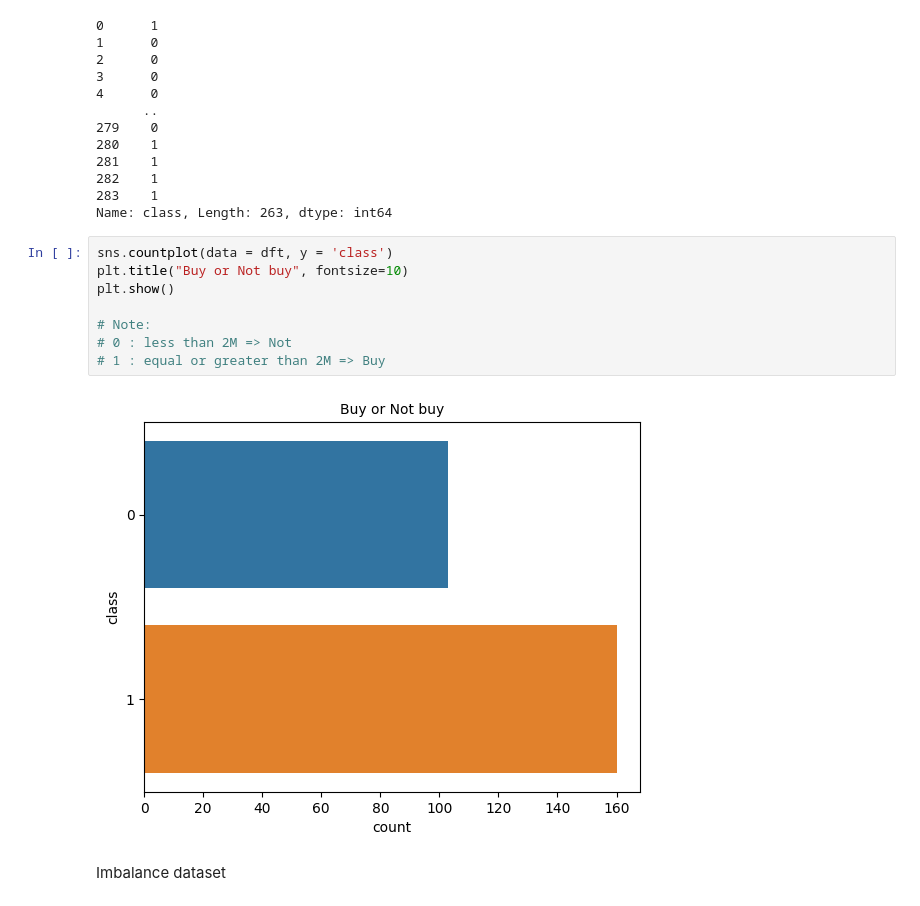
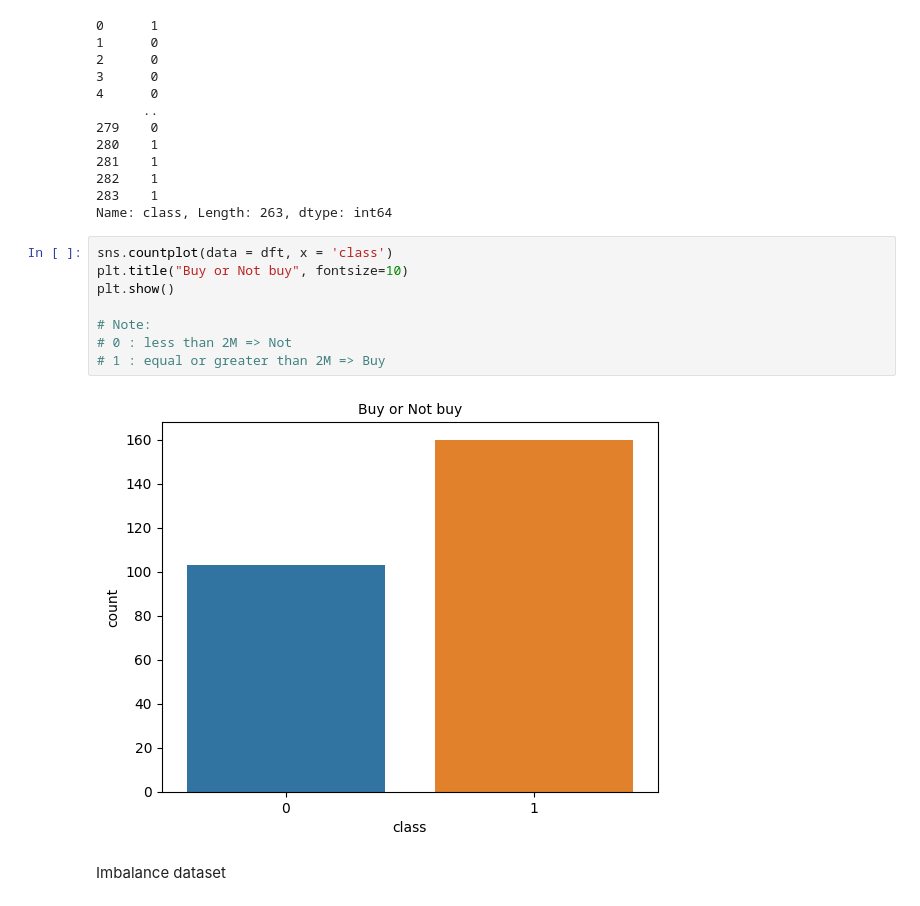
Before and after one commit to supakorn5039-boon/GoLang, a Jupyter notebook: Midterm ML/Condo-bool-KNN.ipynb, the cells around one changed output. Cells and saved outputs as stored; diff of their text form.

```diff
--- a/Midterm ML/Condo-bool-KNN.ipynb
+++ b/Midterm ML/Condo-bool-KNN.ipynb
@@ -158,15 +158,15 @@ y
 283    1
 Name: class, Length: 263, dtype: int64
 # %%
-sns.countplot(data = dft, y = 'class')
+sns.countplot(data = dft, x = 'class')
 plt.title("Buy or Not buy", fontsize=10)
 plt.show()
 
 # Note:
 # 0 : less than 2M => Not
 # 1 : equal or greater than 2M => Buy
 # %% [output]
-[figure, old version]
+[figure, new version]
 # %% [markdown]
 Imbalance dataset
 # %%
```
Also changed, not shown: 1 other file.
